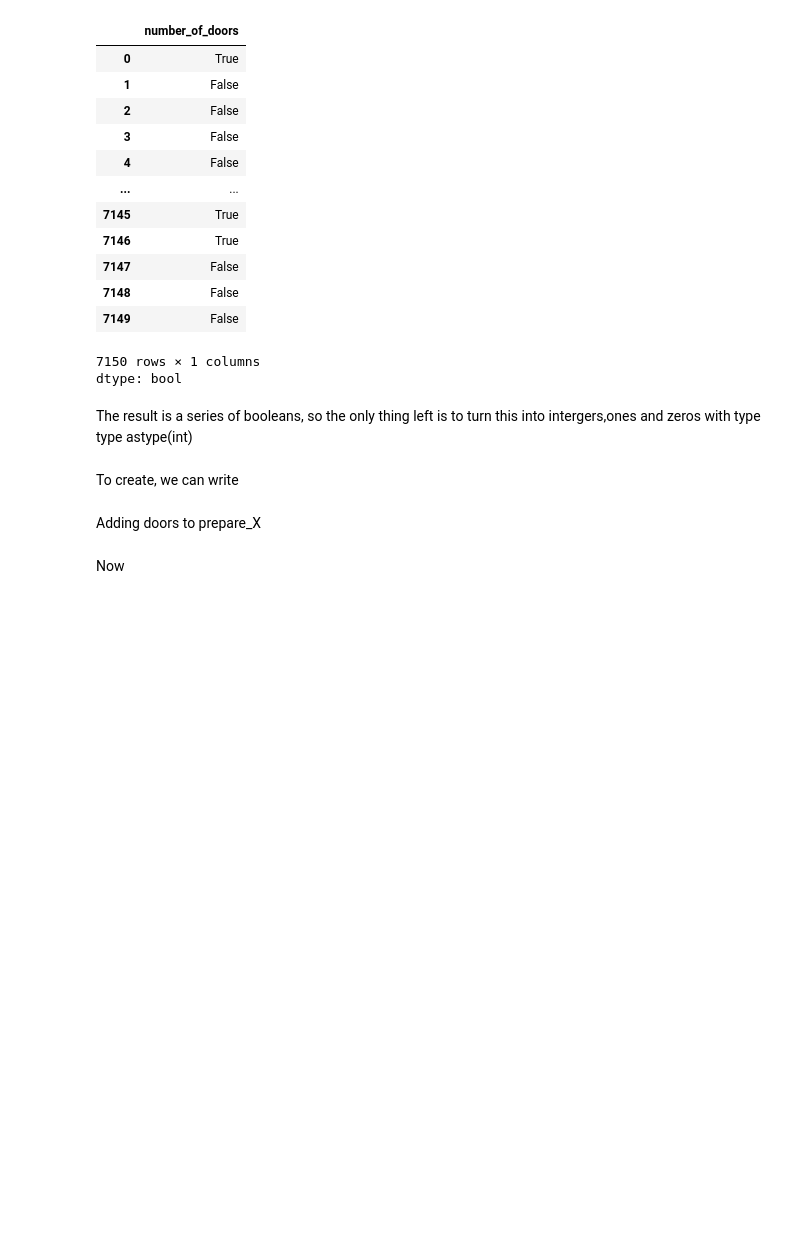
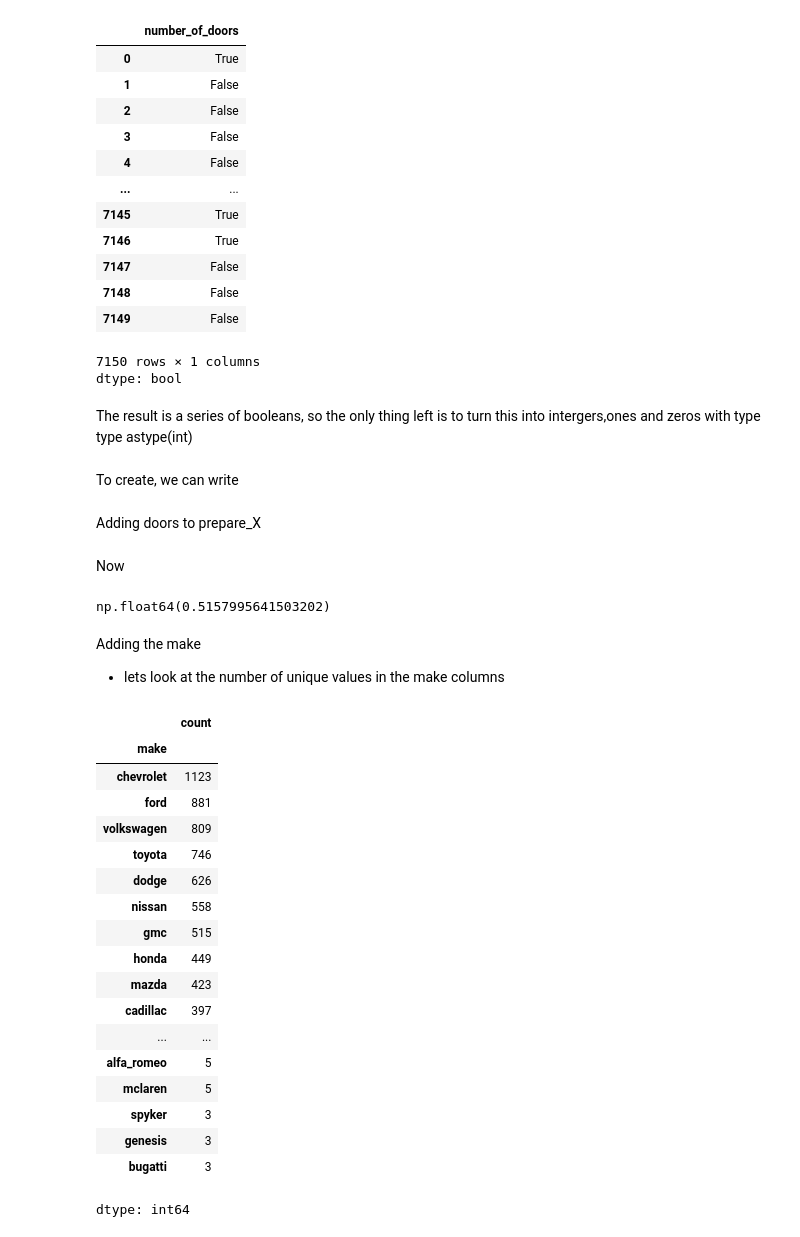
Before and after one commit to asmipandey18/Machine_learning, a Jupyter notebook: Regression_ML.ipynb, the cells around one changed output. Saved outputs shown, nothing was run; the diff lists cells and outputs as text; code cells hidden in the pictures; blank space fills up the shorter version.

```diff
--- a/Regression_ML.ipynb
+++ b/Regression_ML.ipynb
@@ -1000,3 +1000,40 @@ def prepare_X(df):
   return X
 # %% [markdown]
 Now
+# %%
+#@ validation the model with the same logic as previous.
+
+X_train = prepare_X(df_train)
+w0, w = train_linear_regression(X_train, y_train)
+
+X_val = prepare_X(df_val)
+y_pred = w0 + X_val.dot(w)
+
+rmse(y_val, y_pred)
+# %% [output]
+np.float64(0.5157995641503202)
+# %% [markdown]
+Adding the make
+- lets look at the number of unique values in the make columns
+# %%
+df.make.value_counts()
+# %% [output]
+|  | count |
+| make |  |
+| chevrolet | 1123 |
+| ford | 881 |
+| volkswagen | 809 |
+| toyota | 746 |
+| dodge | 626 |
+| nissan | 558 |
+| gmc | 515 |
+| honda | 449 |
+| mazda | 423 |
+| cadillac | 397 |
+| ... | ... |
+| alfa_romeo | 5 |
+| mclaren | 5 |
+| spyker | 3 |
+| genesis | 3 |
+| bugatti | 3 |
+dtype: int64
```
Also changed, not shown: parts of 15 cells of this notebook.
